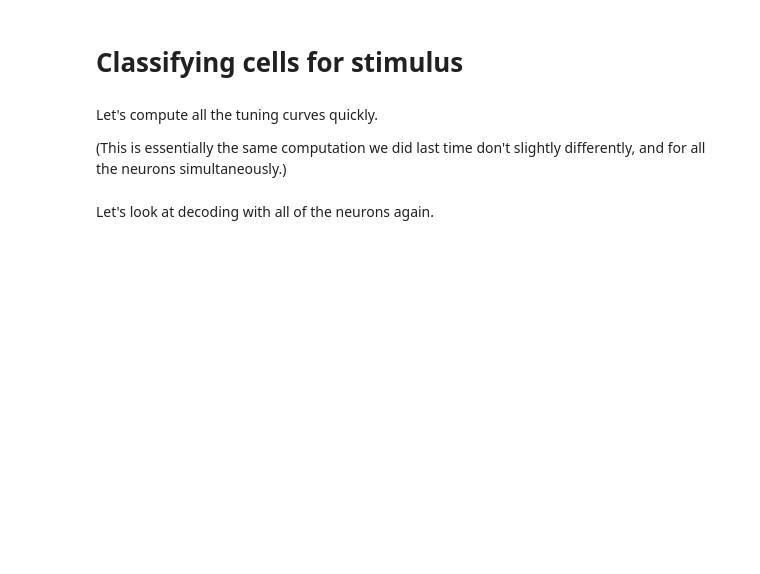
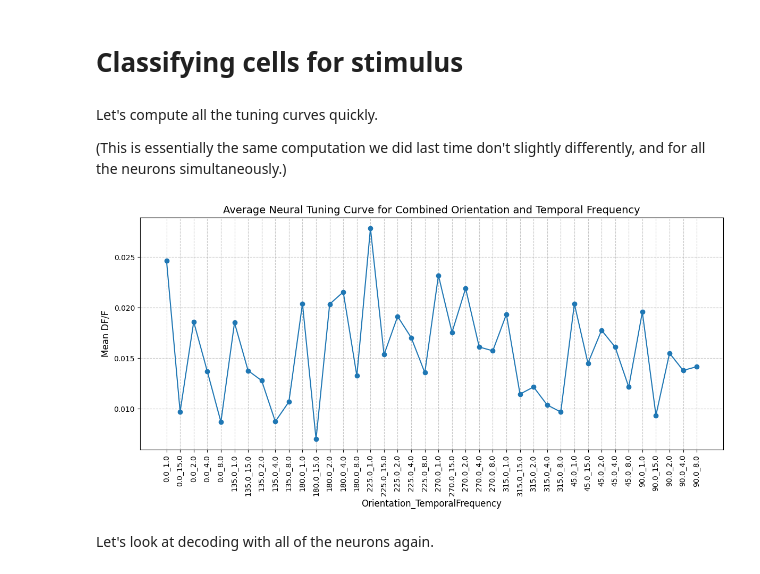
Before and after one commit to KunakaDK/TReND-CaMinA, a Jupyter notebook: notebooks/Kenya26/03-04-AllenTutorial/project_templates/Photon_DriftingG.ipynb, the cells around one changed output. Saved outputs shown, nothing was run; the diff lists cells and outputs as text; code cells hidden in the pictures; blank space fills up the shorter version.

```diff
--- a/notebooks/Kenya26/03-04-AllenTutorial/project_templates/Photon_DriftingG.ipynb
+++ b/notebooks/Kenya26/03-04-AllenTutorial/project_templates/Photon_DriftingG.ipynb
@@ -201,5 +275,45 @@ def compute_dg_tuning_curve(response, stim, stim_table):
+# %%
+def compute_dg_tuning_curve(response, stim, stim_table):
+    num_neurons = response.shape[1]
+
+    # Get unique combined stimulus labels from the 'stim' array
+    # Filter out 'blank' and sort them for consistent order
+    combined_stim_labels_raw = np.unique(stim)
+    combined_stim_labels = [label for label in combined_stim_labels_raw if label != 'blank']
+    combined_stim_labels.sort()
+
+    num_combined_stim = len(combined_stim_labels)
+    tuning_curves = np.zeros([num_neurons, num_combined_stim])
+
+    for i, combined_label in enumerate(combined_stim_labels):
+      mask = stim==combined_label
+      if np.any(mask): # Only compute mean if there are trials for this stimulus
+        tuning_curves[:,i] = response[mask,:].mean(axis=0)
+      else:
+        # If no trials for this stimulus, fill with NaN to indicate no data
+        tuning_curves[:,i] = np.nan
+
+    return tuning_curves, combined_stim_labels # Also return labels for further use
 # %%
 tuning_curves = compute_dg_tuning_curve(response, stim, stim_table)
+# %%
+tuning_curves_data, combined_stim_labels = tuning_curves
+
+# Calculate the mean response across all neurons for each stimulus combination
+mean_tuning_curve = np.nanmean(tuning_curves_data, axis=0)
+
+plt.figure(figsize=(12, 6))
+plt.plot(combined_stim_labels, mean_tuning_curve, 'o-')
+
+plt.xlabel("Orientation_TemporalFrequency", fontsize=12)
+plt.ylabel("Mean DF/F", fontsize=12)
+plt.title("Average Neural Tuning Curve for Combined Orientation and Temporal Frequency", fontsize=14)
+plt.xticks(rotation=90)
+plt.grid(True, linestyle='--', alpha=0.7)
+plt.tight_layout() # Adjust layout to prevent labels from being cut off
+plt.show()
+# %% [output]
+[figure, added]
 # %%
 orientations = np.sort(stim_table.orientation.unique())
 orientation_labels = [str(ori) for ori in orientations[:-1]] + ['blank']
```
Also changed, not shown: parts of 14 cells of this notebook.
